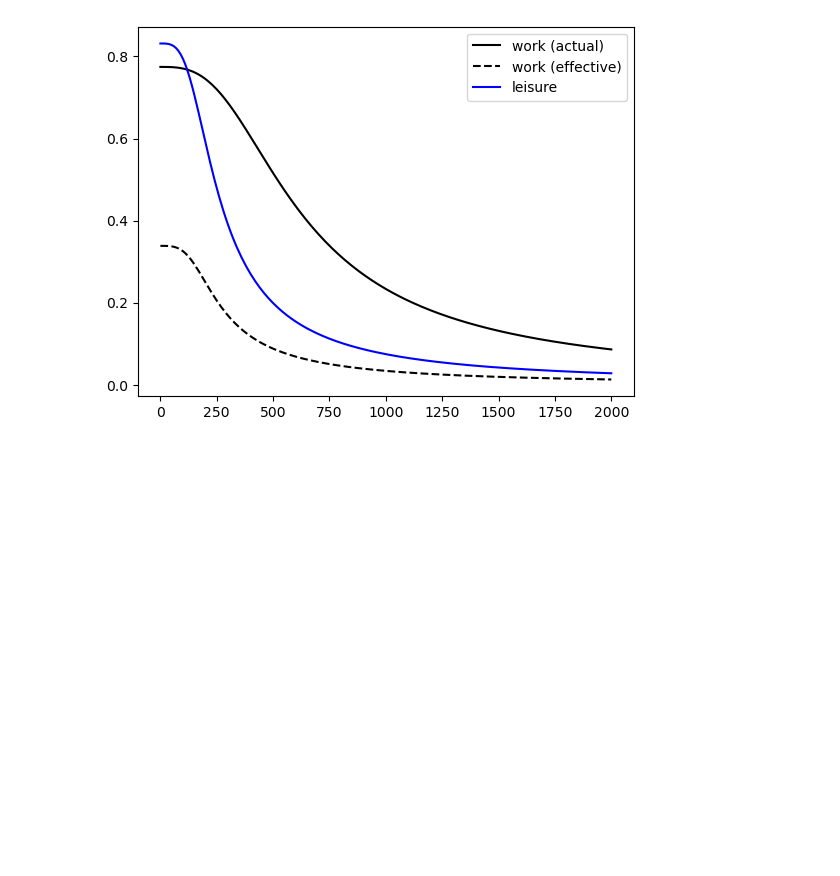
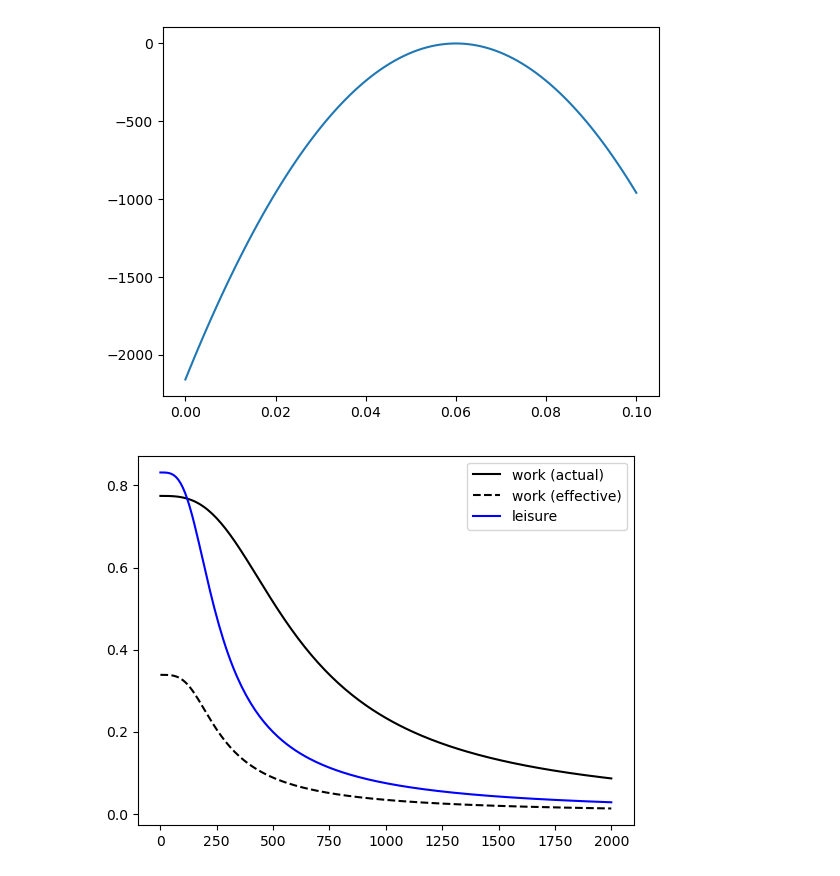
Before and after one commit to twallema/pyIEEM, a Jupyter notebook: notebooks/scratch-epidemic_model.ipynb, the cells around one changed output. Cells and saved outputs as stored; diff of their text form; code cells hidden in the pictures; blank space fills up the shorter version.

```diff
--- a/notebooks/scratch-epidemic_model.ipynb
+++ b/notebooks/scratch-epidemic_model.ipynb
@@ -12,3 +14,22 @@ from pyIEEM.models.utils import initialize_epidemic_model
+# %%
+mu = 0.06
+stdev = 0.005
+l = 30
+
+x_list = np.linspace(0,0.10,100)
+res=[]
+L2=[]
+for x in x_list:
+    res.append(l*(norm.logpdf(x, loc = mu, scale = stdev)-norm.logpdf(mu, loc = mu, scale = stdev)))
+    L2.append(-l*(x-mu)**2/mu)
+
+fig,ax=plt.subplots()
+ax.plot(x_list, res)
+#ax.plot(x_list, L2)
+plt.show()
+plt.close()
+# %% [output]
+[figure, added]
 # %%
 def max_utility_function(I_star, alpha, beta, gamma, delta, psi, m, RL, l0):
     max_work_actual = (((1-alpha)*m*l0*(1-RL)*(1-psi))/(alpha*beta*I_star**beta+0.3))**(1/(beta-1))
```
Also changed, not shown: parts of 2 cells of this notebook.
